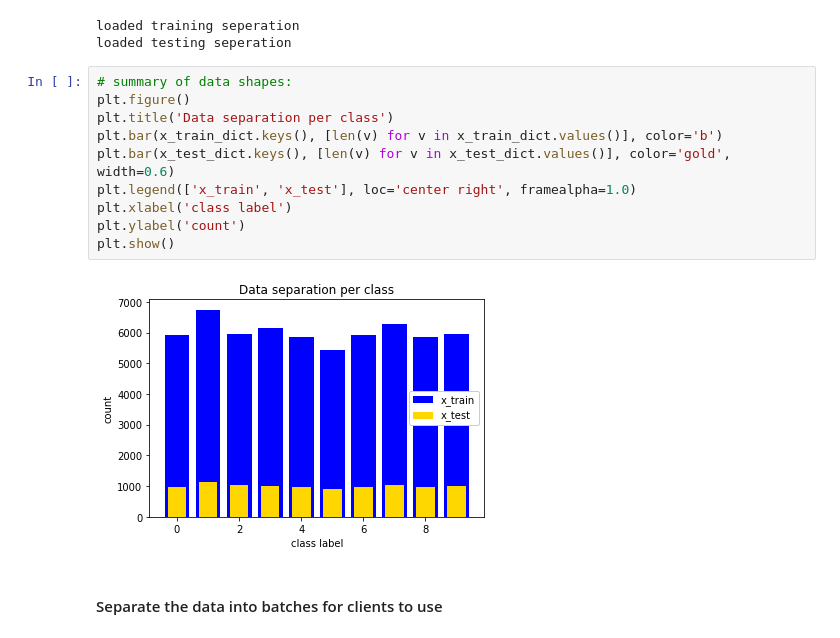
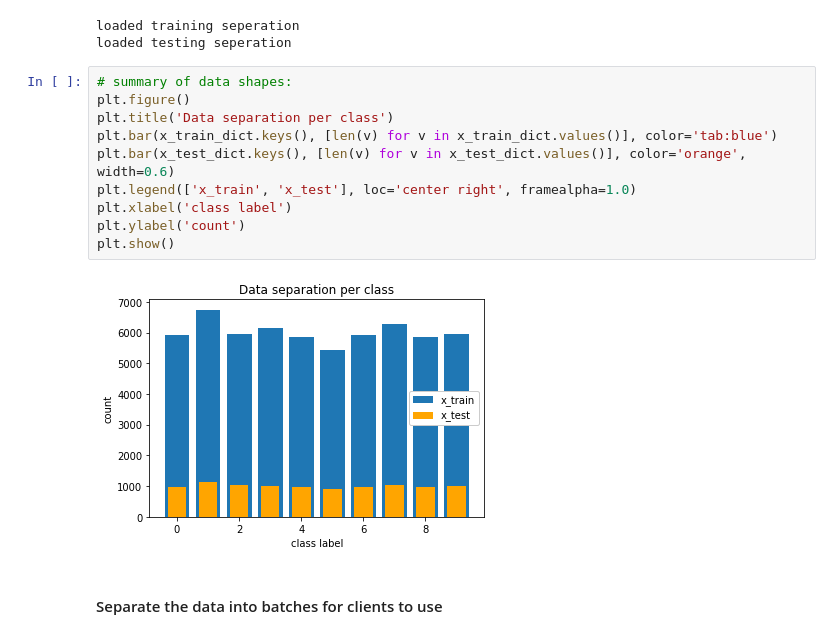
Before and after one commit to jzharris/209AS-Embedded-Security, a Jupyter notebook: main/split_learning/Split Learning.ipynb, the cells around one changed output. Saved outputs shown, nothing was run; the diff lists cells and outputs as text.

```diff
--- a/main/split_learning/Split Learning.ipynb
+++ b/main/split_learning/Split Learning.ipynb
@@ -160,15 +165,15 @@ loaded testing seperation
 # %%
 # summary of data shapes:
 plt.figure()
 plt.title('Data separation per class')
-plt.bar(x_train_dict.keys(), [len(v) for v in x_train_dict.values()], color='b')
-plt.bar(x_test_dict.keys(), [len(v) for v in x_test_dict.values()], color='gold', width=0.6)
+plt.bar(x_train_dict.keys(), [len(v) for v in x_train_dict.values()], color='tab:blue')
+plt.bar(x_test_dict.keys(), [len(v) for v in x_test_dict.values()], color='orange', width=0.6)
 plt.legend(['x_train', 'x_test'], loc='center right', framealpha=1.0)
 plt.xlabel('class label')
 plt.ylabel('count')
 plt.show()
 # %% [output]
-[figure, old version]
+[figure, new version]
 # %% [markdown]
 #### Separate the data into batches for clients to use
 # %%
```
Also changed, not shown: parts of 4 cells of this notebook.
